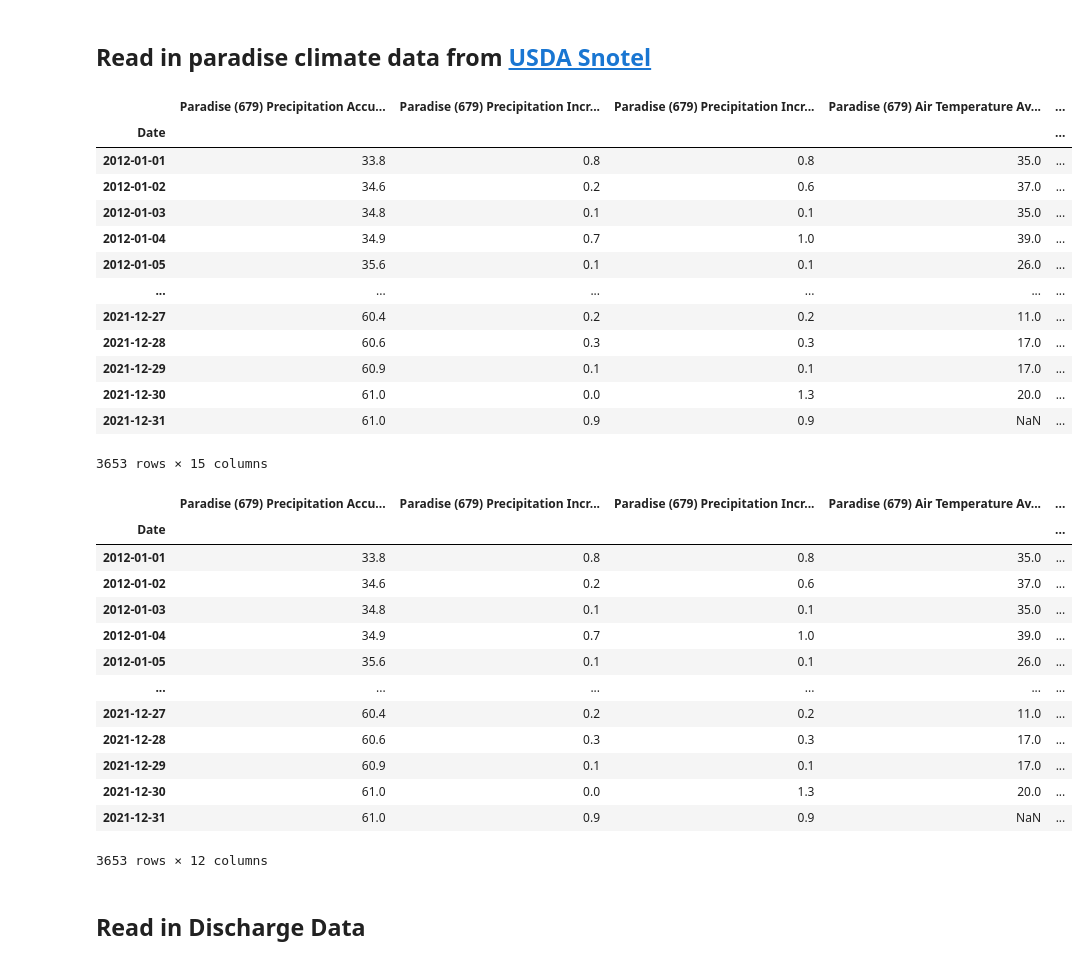
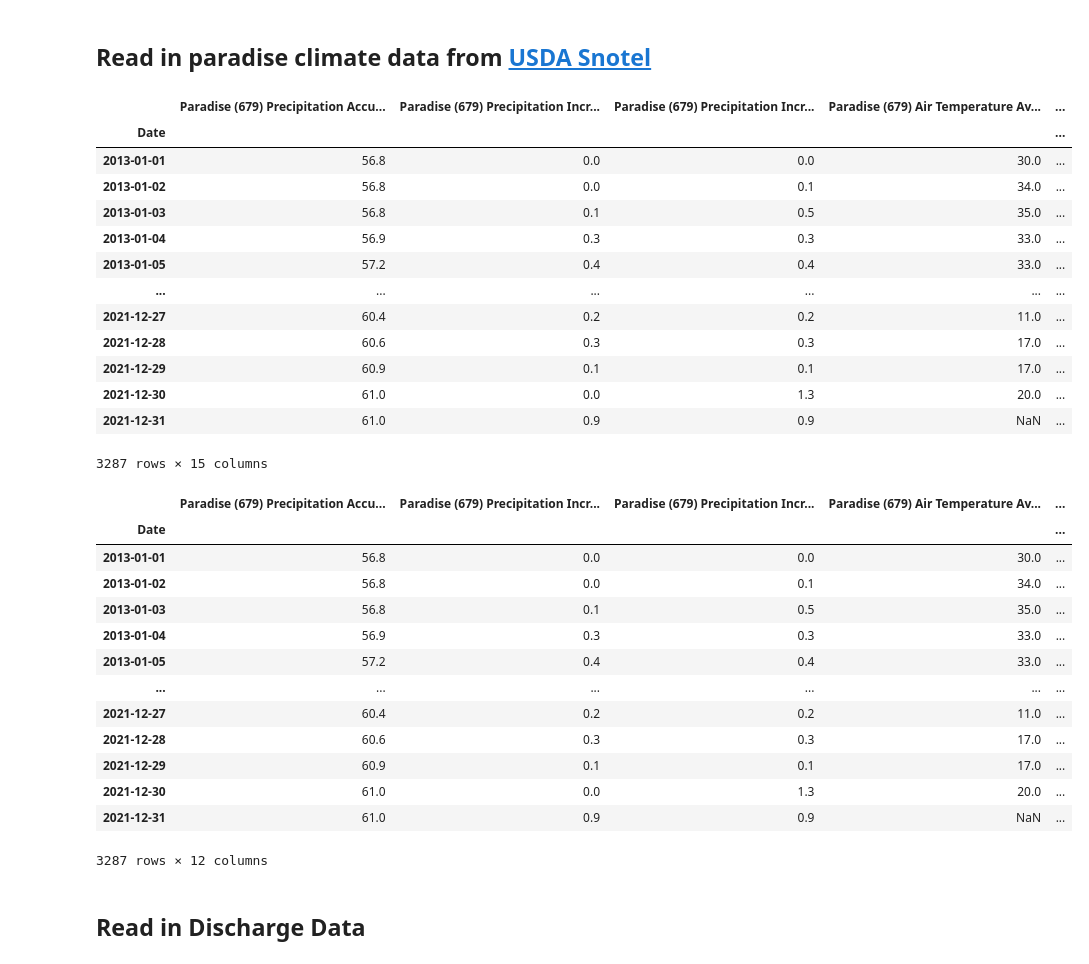
Before and after one commit to ianvd/gage-guesser, a Jupyter notebook: Main.ipynb, the cells around one changed output. Cells and saved outputs as stored; diff of their text form; code cells hidden in the pictures.

```diff
--- a/Main.ipynb
+++ b/Main.ipynb
@@ -102,24 +92,24 @@ paradise_path = 'data/paradiseclimate.csv'
 # %%
 pclim = pd.read_csv(paradise_path)
 pclim['Date'] = pd.to_datetime(pclim['Date'])
 pclim = pclim.set_index(['Date'])
-pclim = pclim.loc['2012-01-01':'2021-12-31']
+pclim = pclim.loc['2013-01-01':'2021-12-31']
 pclim
 # %% [output]
 |  | Paradise (679) Precipitation Accu... | Paradise (679) Precipitation Incr... | Paradise (679) Precipitation Incr... | Paradise (679) Air Temperature Av... | ... |
 | Date |  |  |  |  | ... |
-| 2012-01-01 | 33.8 | 0.8 | 0.8 | 35.0 | ... |
-| 2012-01-02 | 34.6 | 0.2 | 0.6 | 37.0 | ... |
-| 2012-01-03 | 34.8 | 0.1 | 0.1 | 35.0 | ... |
-| 2012-01-04 | 34.9 | 0.7 | 1.0 | 39.0 | ... |
-| 2012-01-05 | 35.6 | 0.1 | 0.1 | 26.0 | ... |
+| 2013-01-01 | 56.8 | 0.0 | 0.0 | 30.0 | ... |
+| 2013-01-02 | 56.8 | 0.0 | 0.1 | 34.0 | ... |
+| 2013-01-03 | 56.8 | 0.1 | 0.5 | 35.0 | ... |
+| 2013-01-04 | 56.9 | 0.3 | 0.3 | 33.0 | ... |
+| 2013-01-05 | 57.2 | 0.4 | 0.4 | 33.0 | ... |
 | ... | ... | ... | ... | ... | ... |
 | 2021-12-27 | 60.4 | 0.2 | 0.2 | 11.0 | ... |
 | 2021-12-28 | 60.6 | 0.3 | 0.3 | 17.0 | ... |
 | 2021-12-29 | 60.9 | 0.1 | 0.1 | 17.0 | ... |
 | 2021-12-30 | 61.0 | 0.0 | 1.3 | 20.0 | ... |
 | 2021-12-31 | 61.0 | 0.9 | 0.9 | NaN | ... |
-3653 rows × 15 columns
+3287 rows × 15 columns
 # %%
 # read into geopandas dataframe
 pclim['Surface Soil Moisture'] = pclim['Paradise (679) Soil Moisture Percent -2in (pct) Start of Day Values']
@@ -136,18 +126,18 @@ df
 # %% [output]
 |  | Paradise (679) Precipitation Accu... | Paradise (679) Precipitation Incr... | Paradise (679) Precipitation Incr... | Paradise (679) Air Temperature Av... | ... |
 | Date |  |  |  |  | ... |
-| 2012-01-01 | 33.8 | 0.8 | 0.8 | 35.0 | ... |
-| 2012-01-02 | 34.6 | 0.2 | 0.6 | 37.0 | ... |
-| 2012-01-03 | 34.8 | 0.1 | 0.1 | 35.0 | ... |
-| 2012-01-04 | 34.9 | 0.7 | 1.0 | 39.0 | ... |
-| 2012-01-05 | 35.6 | 0.1 | 0.1 | 26.0 | ... |
+| 2013-01-01 | 56.8 | 0.0 | 0.0 | 30.0 | ... |
+| 2013-01-02 | 56.8 | 0.0 | 0.1 | 34.0 | ... |
+| 2013-01-03 | 56.8 | 0.1 | 0.5 | 35.0 | ... |
+| 2013-01-04 | 56.9 | 0.3 | 0.3 | 33.0 | ... |
+| 2013-01-05 | 57.2 | 0.4 | 0.4 | 33.0 | ... |
 | ... | ... | ... | ... | ... | ... |
 | 2021-12-27 | 60.4 | 0.2 | 0.2 | 11.0 | ... |
 | 2021-12-28 | 60.6 | 0.3 | 0.3 | 17.0 | ... |
 | 2021-12-29 | 60.9 | 0.1 | 0.1 | 17.0 | ... |
 | 2021-12-30 | 61.0 | 0.0 | 1.3 | 20.0 | ... |
 | 2021-12-31 | 61.0 | 0.9 | 0.9 | NaN | ... |
-3653 rows × 12 columns
+3287 rows × 12 columns
 # %% [markdown]
 ## Read in Discharge Data
 # %%
```
Also changed, not shown: parts of 28 cells of this notebook, 4 other files.
